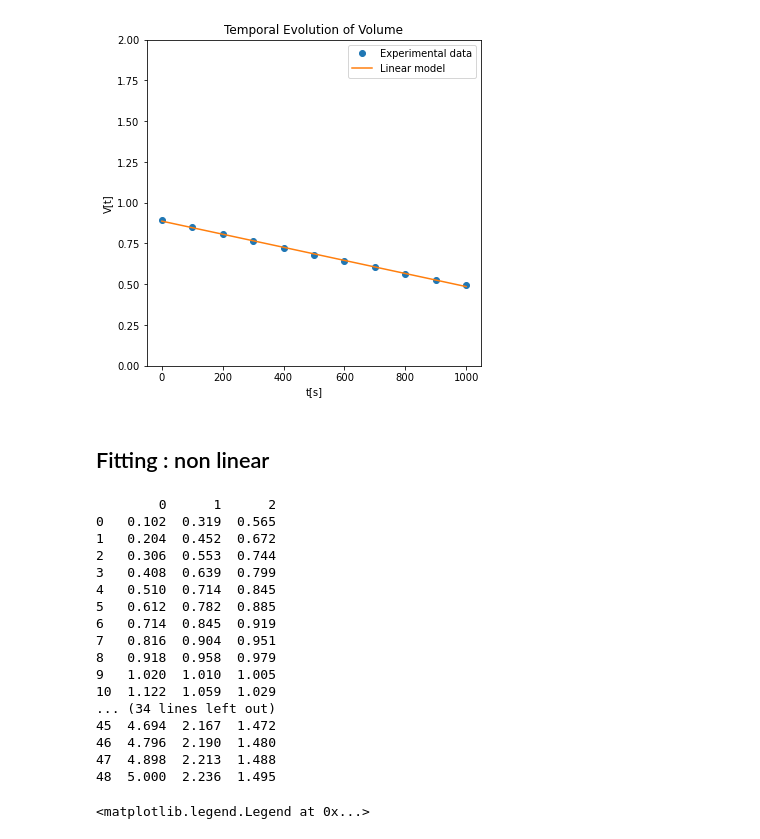
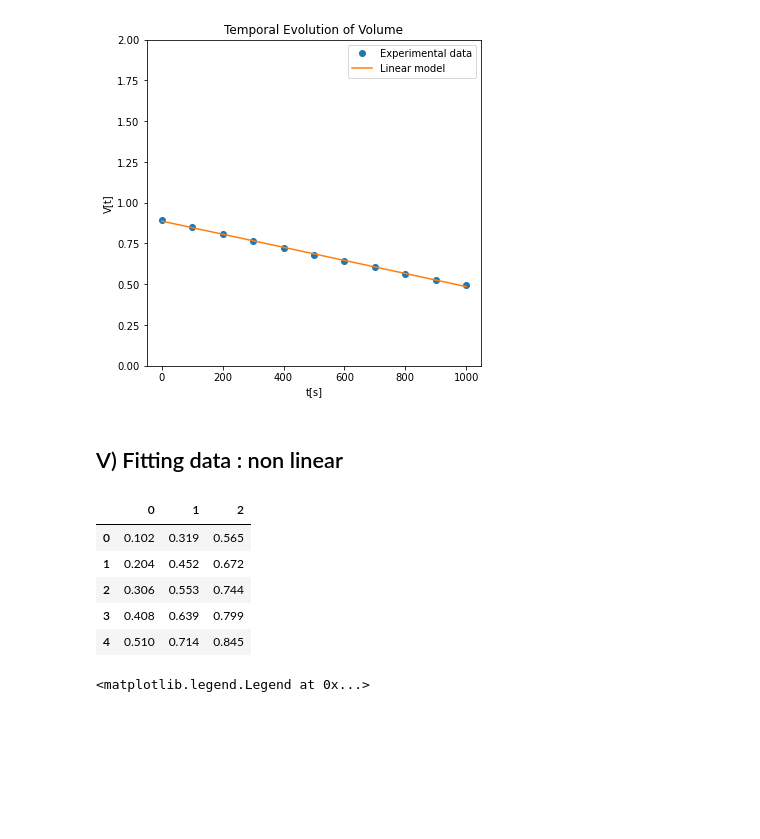
Before and after one commit to jmfullana/enseignement, a Jupyter notebook: source/Plotting II .ipynb, the cells around one changed output. Saved outputs shown, nothing was run; the diff lists cells and outputs as text; code cells hidden in the pictures; blank space fills up the shorter version.

```diff
--- a/source/Plotting II .ipynb
+++ b/source/Plotting II .ipynb
@@ -207,30 +247,19 @@ ax.legend()
 <matplotlib.legend.Legend at 0x...>
 [figure]
 # %% [markdown]
-## Fitting : non linear
+## V) Fitting data : non linear
 # %%
 # read raw file
 fwidths = [6,6,6]
 dexpe = pd.read_fwf("power.dat",delimiter=" ",header = None, widths = fwidths)
-print(dexpe)
+dexpe.head()
 # %% [output]
-        0      1      2
-0   0.102  0.319  0.565
-1   0.204  0.452  0.672
-2   0.306  0.553  0.744
-3   0.408  0.639  0.799
-4   0.510  0.714  0.845
-5   0.612  0.782  0.885
-6   0.714  0.845  0.919
-7   0.816  0.904  0.951
-8   0.918  0.958  0.979
-9   1.020  1.010  1.005
-10  1.122  1.059  1.029
-... (34 lines left out)
-45  4.694  2.167  1.472
-46  4.796  2.190  1.480
-47  4.898  2.213  1.488
-48  5.000  2.236  1.495
+|  | 0 | 1 | 2 |
+| 0 | 0.102 | 0.319 | 0.565 |
+| 1 | 0.204 | 0.452 | 0.672 |
+| 2 | 0.306 | 0.553 | 0.744 |
+| 3 | 0.408 | 0.639 | 0.799 |
+| 4 | 0.510 | 0.714 | 0.845 |
 # %%
 # get x and y
 x =dexpe.iloc[:,0]
```
Also changed, not shown: parts of 33 cells of this notebook, 1 other file.
